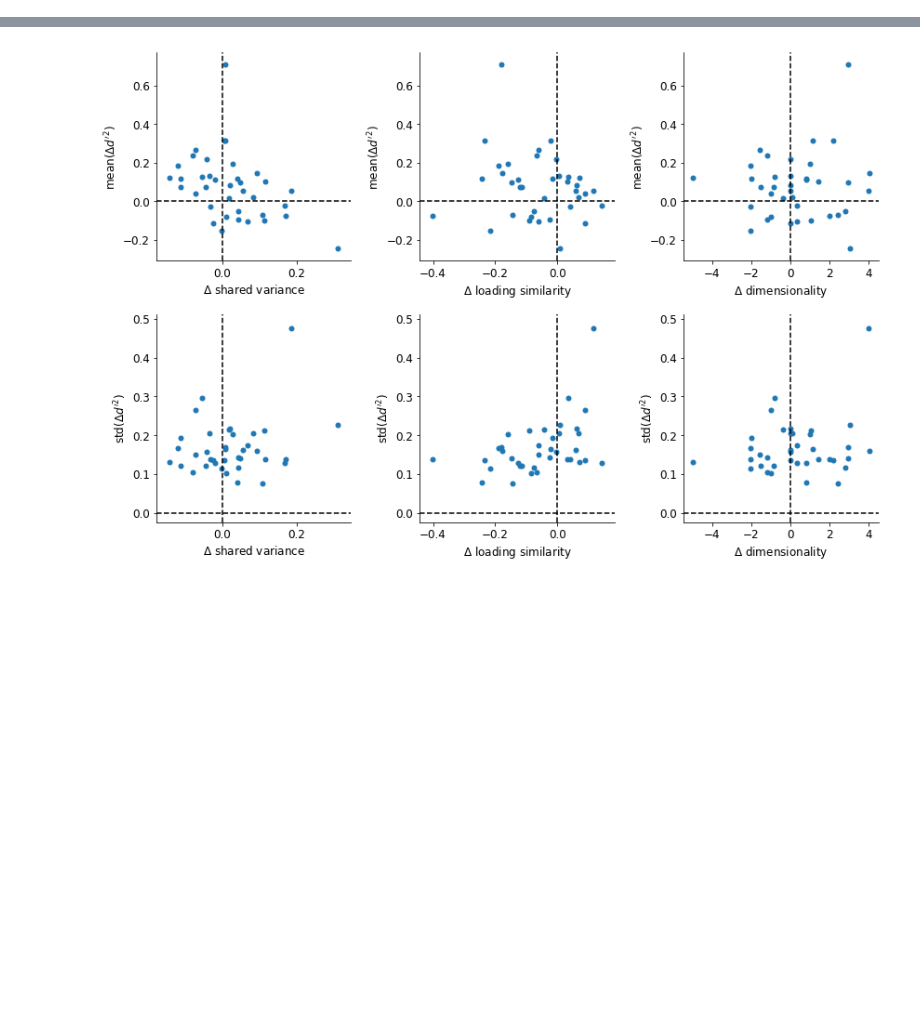
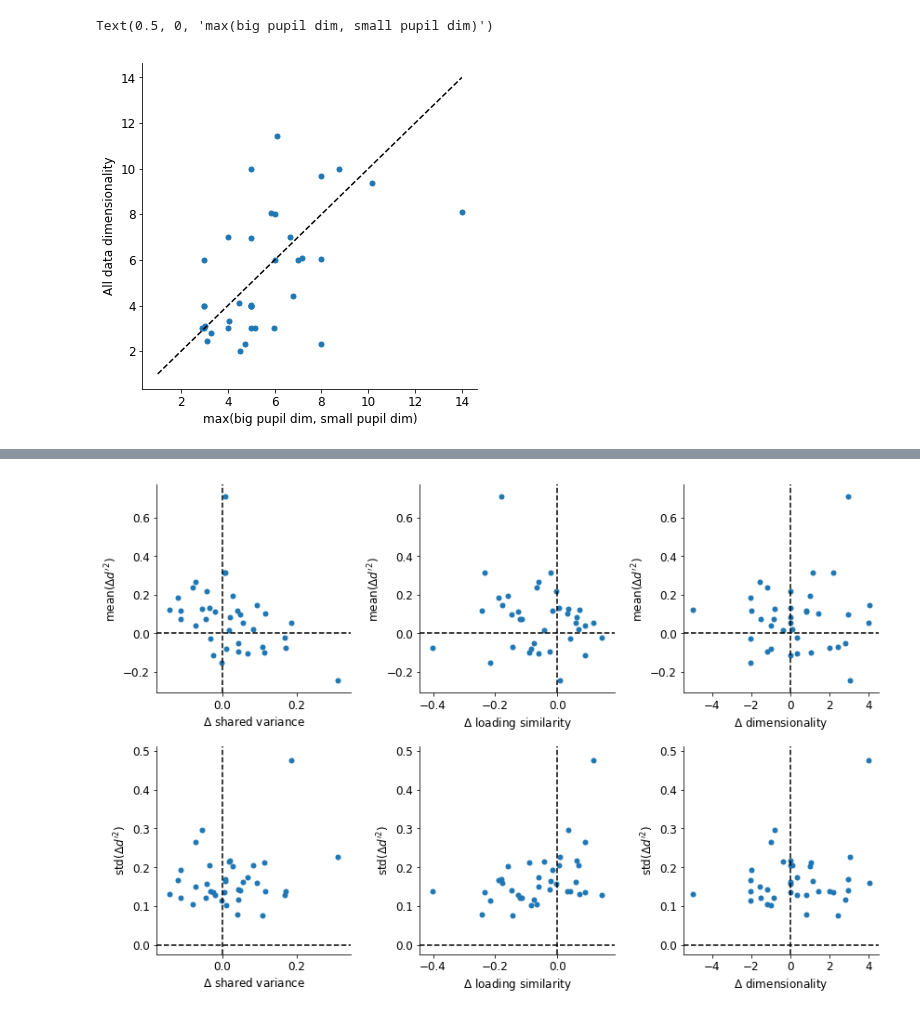
Before and after one commit to crheller/nat_pup_ms, a Jupyter notebook: FA/summary.ipynb, the cells around one changed output, grey strips where cells are left out. Saved outputs shown, nothing was run; the diff lists cells and outputs as text; code cells hidden in the pictures; blank space fills up the shorter version.

```diff
--- a/FA/summary.ipynb
+++ b/FA/summary.ipynb
@@ -59,0 +61,12 @@ Text(0.5, 1.0, 'nDim')
+# %%
+# compare n dims found over all data vs. max(ndim_large, ndim_small)
+m = [True]*len(metrics) #metrics.batch==322
+f, ax = plt.subplots(1, 1, figsize=(6, 6))
+
+ax.scatter(metrics[m][["bp_dim", "sp_dim"]].max(axis=1), metrics[m]["all_dim"], s=25)
+ax.plot([1, 14], [1, 14], "k--")
+ax.set_ylabel("All data dimensionality")
+ax.set_xlabel("max(big pupil dim, small pupil dim)")
+# %% [output]
+Text(0.5, 0, 'max(big pupil dim, small pupil dim)')
+[figure, added]
```
Also changed, not shown: parts of 10 cells of this notebook, 20 other files.
